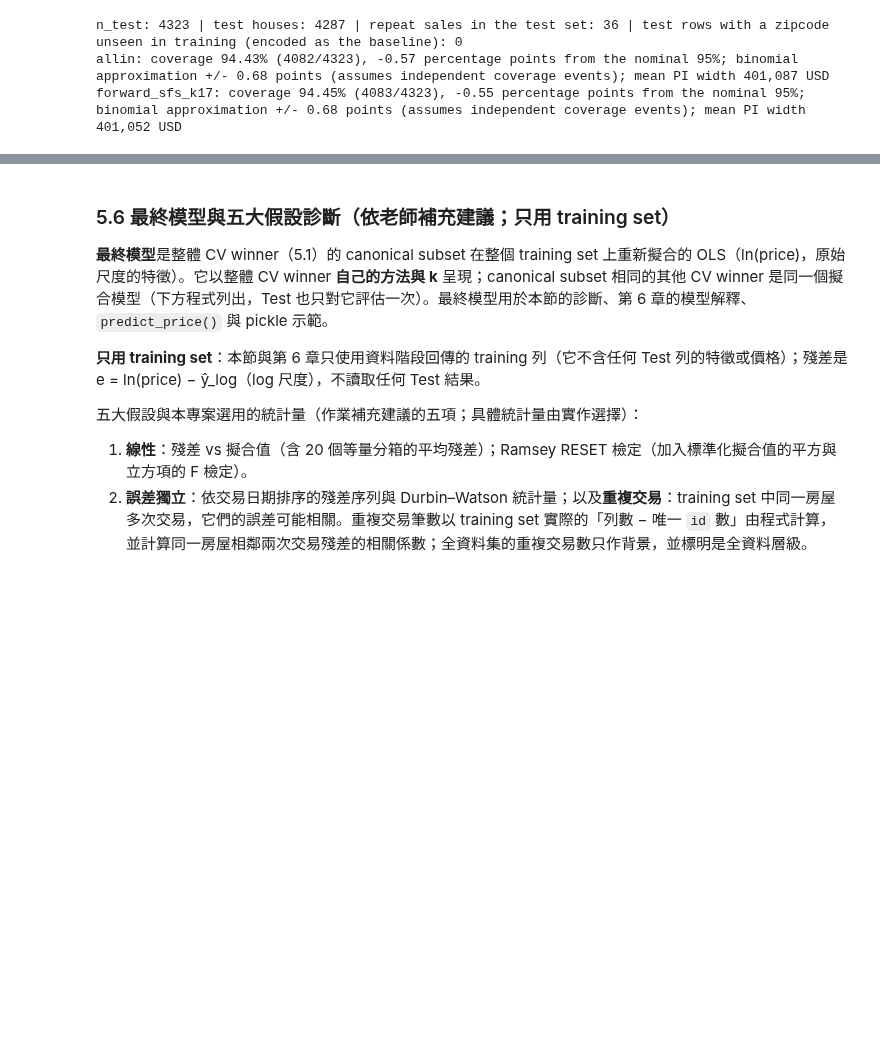
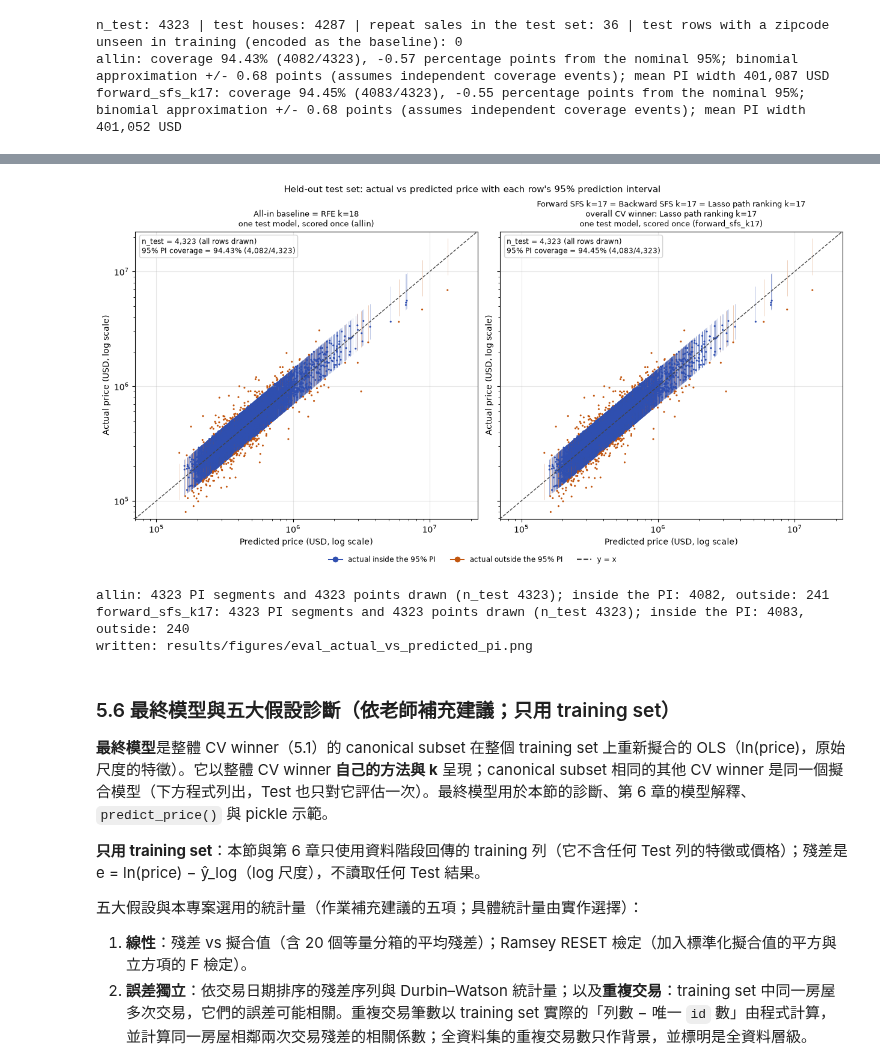
Before and after one commit to yotsubamomo/aiot-classwork, a Jupyter notebook: home_work_02/hw2.ipynb, the cells around one changed output, grey strips where cells are left out. Cells and saved outputs as stored; diff of their text form; code cells hidden in the pictures; blank space fills up the shorter version.

```diff
--- a/home_work_02/hw2.ipynb
+++ b/home_work_02/hw2.ipynb
@@ -714,3 +718,21 @@ forward_sfs_k17: coverage 94.45% (4083/4323), -0.55 percentage points from the n
+# %%
+from hw2 import prediction_plot
+
+pred_fig, pred_info = prediction_plot.prediction_figure(model_data)
+display(pred_fig)
+for item in pred_info:
+    print(f"{item['key']}: {item['n_segments']} PI segments and {item['n_points']} points drawn "
+          f"(n_test {model_data['test'][item['key']]['n_test']}); "
+          f"inside the PI: {sum(item['covered'])}, outside: {len(item['covered']) - sum(item['covered'])}")
+if prediction_plot.is_formal(model_data):
+    print("written:", rel(prediction_plot.save_prediction_figure(model_data, fig=pred_fig)))
+else:
+    print("not the formal evaluation's exported results: the figure is not written inside the unit")
+# %% [output]
+[figure, added]
+allin: 4323 PI segments and 4323 points drawn (n_test 4323); inside the PI: 4082, outside: 241
+forward_sfs_k17: 4323 PI segments and 4323 points drawn (n_test 4323); inside the PI: 4083, outside: 240
+written: results/figures/eval_actual_vs_predicted_pi.png
 # %% [markdown]
 ### 5.6 最終模型與五大假設診斷（依老師補充建議；只用 training set）
 
```
Also changed, not shown: parts of 1 cell of this notebook, 8 other files.
